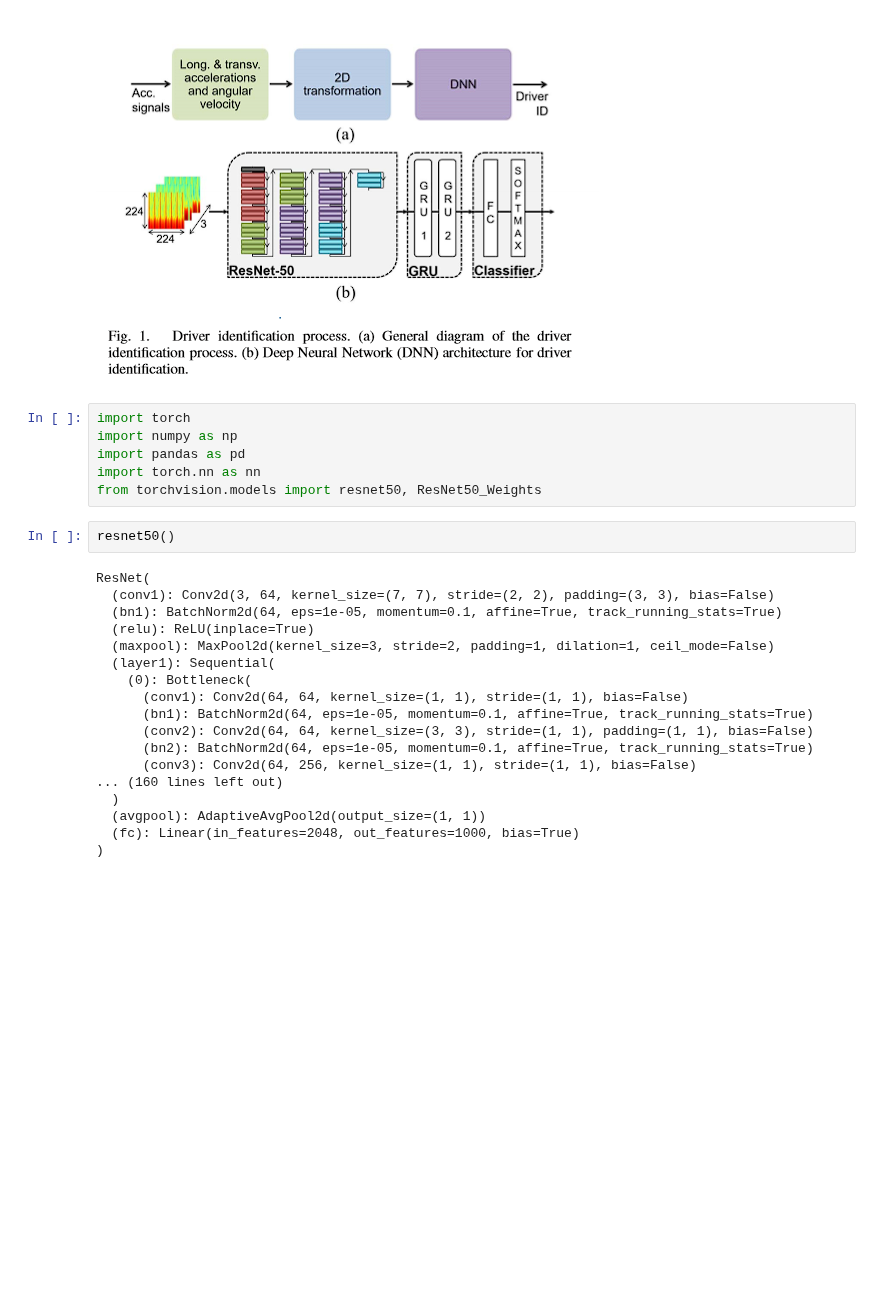
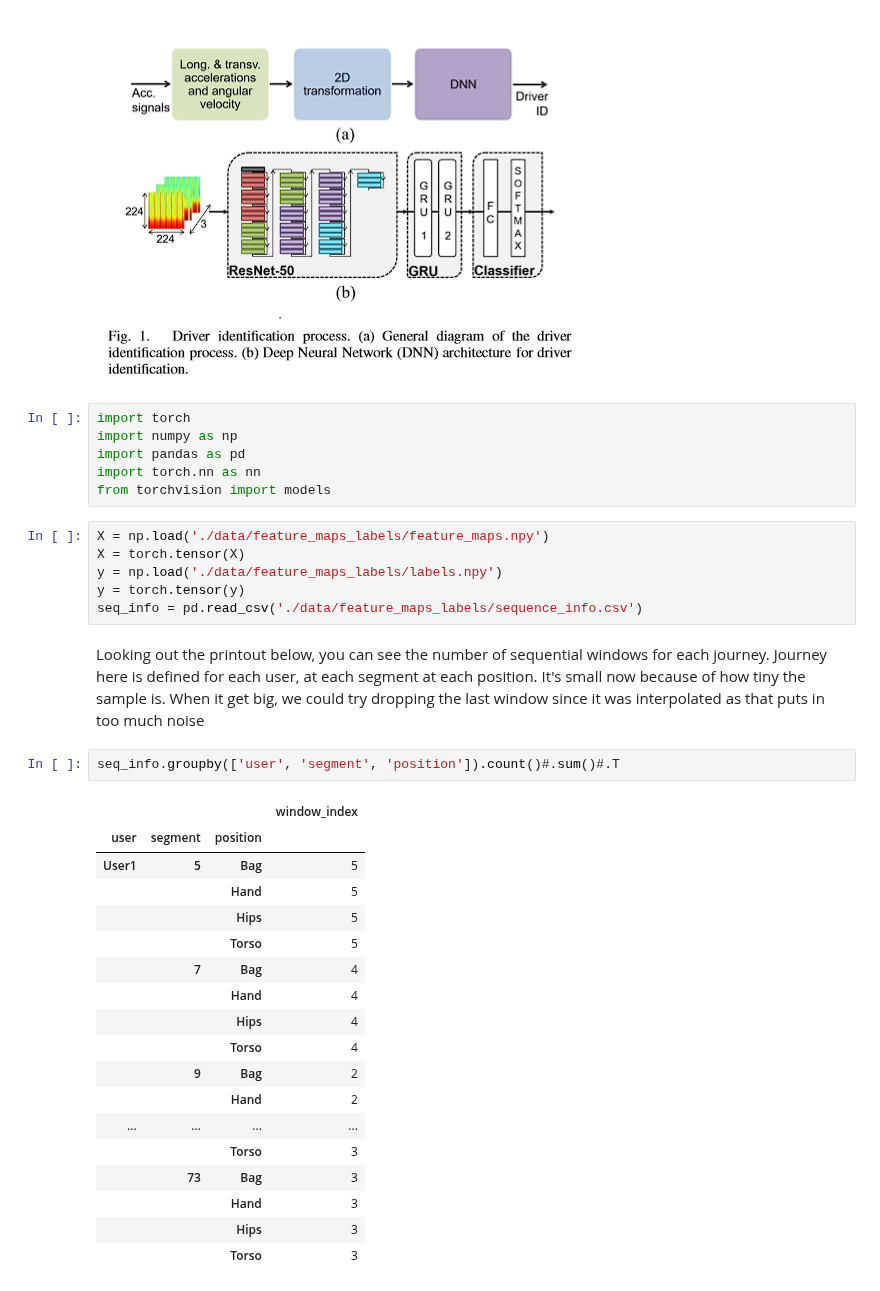
Before and after one commit to EsosaOrumwese/Msc_Research_Project_Multi-Task-Learning_CNN-GRU-biLSTM, a Jupyter notebook: ResNet50_GRU_driverID.ipynb, the cells around one changed output. Saved outputs shown, nothing was run; the diff lists cells and outputs as text; blank space fills up the shorter version.

Commit message:
Working on dividing X into sequences based on the window_idx gotten from window_df during preprocessing

```diff
--- a/ResNet50_GRU_driverID.ipynb
+++ b/ResNet50_GRU_driverID.ipynb
@@ -7,24 +7,33 @@ import torch
 import numpy as np
 import pandas as pd
 import torch.nn as nn
-from torchvision.models import resnet50, ResNet50_Weights
+from torchvision import models
-# %%
-resnet50()
-# %% [output]
-ResNet(
-  (conv1): Conv2d(3, 64, kernel_size=(7, 7), stride=(2, 2), padding=(3, 3), bias=False)
-  (bn1): BatchNorm2d(64, eps=1e-05, momentum=0.1, affine=True, track_running_stats=True)
-  (relu): ReLU(inplace=True)
-  (maxpool): MaxPool2d(kernel_size=3, stride=2, padding=1, dilation=1, ceil_mode=False)
-  (layer1): Sequential(
-    (0): Bottleneck(
-      (conv1): Conv2d(64, 64, kernel_size=(1, 1), stride=(1, 1), bias=False)
-      (bn1): BatchNorm2d(64, eps=1e-05, momentum=0.1, affine=True, track_running_stats=True)
-      (conv2): Conv2d(64, 64, kernel_size=(3, 3), stride=(1, 1), padding=(1, 1), bias=False)
-      (bn2): BatchNorm2d(64, eps=1e-05, momentum=0.1, affine=True, track_running_stats=True)
-      (conv3): Conv2d(64, 256, kernel_size=(1, 1), stride=(1, 1), bias=False)
-... (160 lines left out)
-  )
-  (avgpool): AdaptiveAvgPool2d(output_size=(1, 1))
-  (fc): Linear(in_features=2048, out_features=1000, bias=True)
-)
+# %%
+X = np.load('./data/feature_maps_labels/feature_maps.npy')
+X = torch.tensor(X)
+y = np.load('./data/feature_maps_labels/labels.npy')
+y = torch.tensor(y)
+seq_info = pd.read_csv('./data/feature_maps_labels/sequence_info.csv')
+# %% [markdown]
+Looking out the printout below, you can see the number of sequential windows for each journey. Journey here is defined for each user, at each segment at each position. It's small now because of how tiny the sample is. When it get big, we could try dropping the last window since it was interpolated as that puts in too much noise
+# %%
+seq_info.groupby(['user', 'segment', 'position']).count()#.sum()#.T
+# %% [output]
+|  |  |  | window_index |
+| user | segment | position |  |
+| User1 | 5 | Bag | 5 |
+|  |  | Hand | 5 |
+|  |  | Hips | 5 |
+|  |  | Torso | 5 |
+|  | 7 | Bag | 4 |
+|  |  | Hand | 4 |
+|  |  | Hips | 4 |
+|  |  | Torso | 4 |
+|  | 9 | Bag | 2 |
+|  |  | Hand | 2 |
+| ... | ... | ... | ... |
+|  |  | Torso | 3 |
+|  | 73 | Bag | 3 |
+|  |  | Hand | 3 |
+|  |  | Hips | 3 |
+|  |  | Torso | 3 |
```
Also changed, not shown: parts of 10 cells of this notebook.
